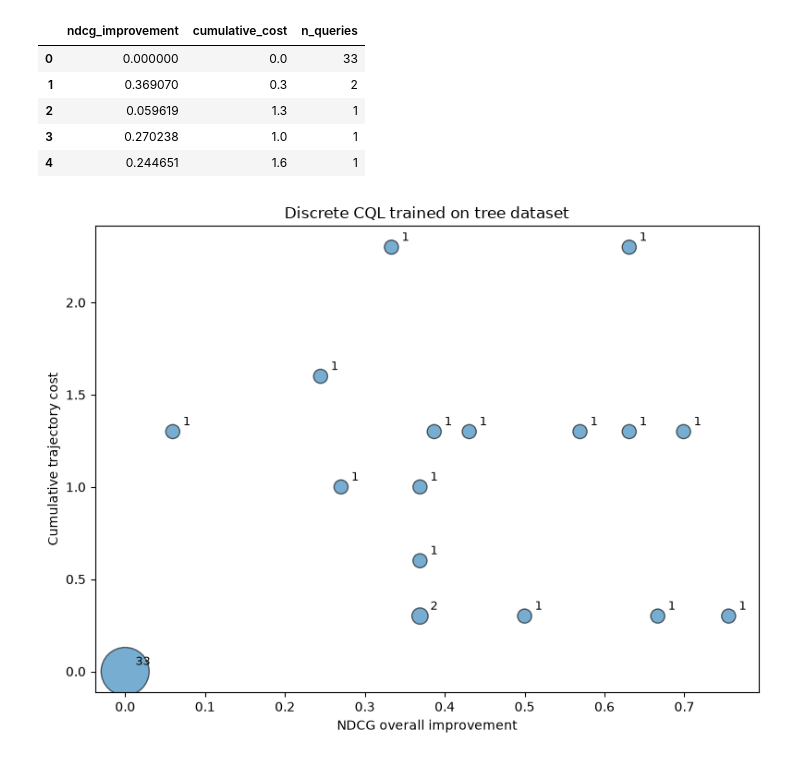
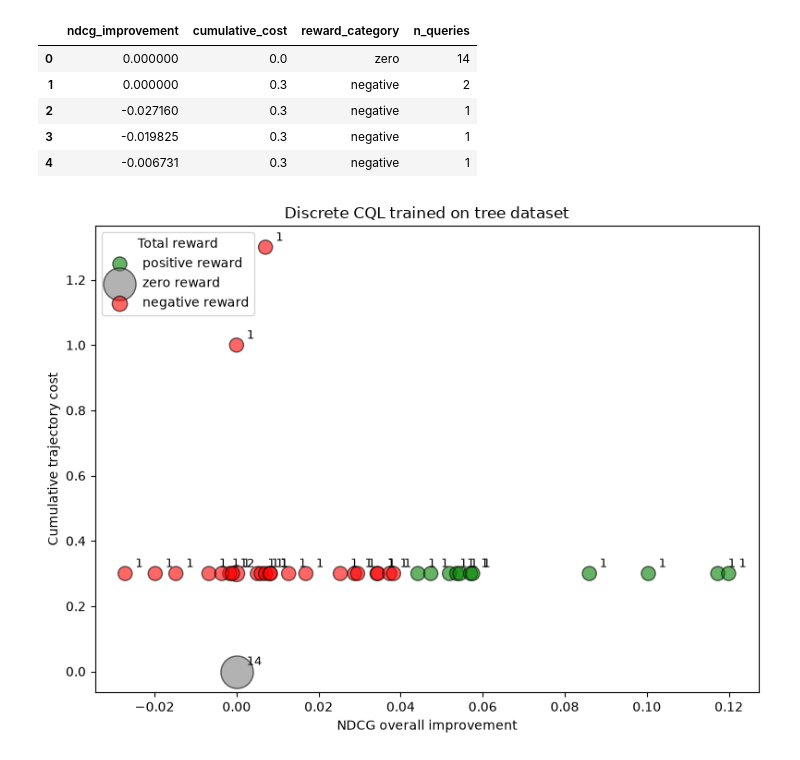
Before and after one commit to hanazouari23/Agentic-Retrieval, a Jupyter notebook: notebooks/plot_cql_test_results.ipynb, the cells around one changed output. Drawn from its saved outputs; the diff is of its cells as text; code cells hidden in the pictures.

Commit message:
Organize results files

```diff
--- a/notebooks/plot_cql_test_results.ipynb
+++ b/notebooks/plot_cql_test_results.ipynb
@@ -6,9 +6,10 @@ This notebook loads the CQL test trajectories and plots, per query, the cumulati
 from pathlib import Path
 import pandas as pd
 import matplotlib.pyplot as plt
+import numpy as np
 
-RESULTS_PATH = Path("results/trajectories_cql_test_results_dev_50.csv")
-df = pd.read_csv(RESULTS_PATH)
-df.head()
+CQL_PATH = Path("results/cql_test_results_after_tree.csv")
+df_cql = pd.read_csv(CQL_PATH)
+df_cql.head()
 # %% [output]
 |  | query_id | query | new_query | action_name | query_length | score_spread | score_entropy | step | ... |
@@ -41,42 +56,54 @@ Negative improvements: 0
 # %%
-# Count how many queries fall on each exact (improvement, cost) point
-point_counts = per_query.groupby(["ndcg_improvement", "cumulative_cost"]).size().reset_index(name="n_queries")
+# Count how many queries fall on each exact (improvement, cost, reward_category) point
+point_counts = (
+    per_query
+    .groupby(["ndcg_improvement", "cumulative_cost", "reward_category"])
+    .size()
+    .reset_index(name="n_queries")
+)
 point_counts = point_counts.sort_values("n_queries", ascending=False).reset_index(drop=True)
 point_counts.head()
 # %% [output]
-|  | ndcg_improvement | cumulative_cost | n_queries |
-| 0 | 0.000000 | 0.0 | 33 |
-| 1 | 0.369070 | 0.3 | 2 |
-| 2 | 0.059619 | 1.3 | 1 |
-| 3 | 0.270238 | 1.0 | 1 |
-| 4 | 0.244651 | 1.6 | 1 |
+|  | ndcg_improvement | cumulative_cost | reward_category | n_queries |
+| 0 | 0.000000 | 0.0 | zero | 14 |
+| 1 | 0.000000 | 0.3 | negative | 2 |
+| 2 | -0.027160 | 0.3 | negative | 1 |
+| 3 | -0.019825 | 0.3 | negative | 1 |
+| 4 | -0.006731 | 0.3 | negative | 1 |
 # %%
 fig, ax = plt.subplots(figsize=(8, 6))
 
-# Size by query count, with a small base size so singletons are still visible
-sizes = 80 + 40 * point_counts["n_queries"]
-scatter = ax.scatter(
-    point_counts["ndcg_improvement"],
-    point_counts["cumulative_cost"],
-    s=sizes,
-    alpha=0.6,
-    edgecolors="black",
-)
+colors = {"positive": "green", "zero": "gray", "negative": "red"}
+
+for category, color in colors.items():
+    subset = point_counts[point_counts["reward_category"] == category]
+    if subset.empty:
+        continue
+    ax.scatter(
+        subset["ndcg_improvement"],
+        subset["cumulative_cost"],
+        s=80 + 40 * subset["n_queries"],
+        c=color,
+        alpha=0.6,
+        edgecolors="black",
+        label=f"{category} reward",
+    )
 
 # Label each point with its query count
 for _, row in point_counts.iterrows():
     ax.annotate(
         str(int(row["n_queries"])),
         (row["ndcg_improvement"], row["cumulative_cost"]),
         textcoords="offset points",
         xytext=(8, 5),
         fontsize=9,
     )
 
 ax.set_xlabel("NDCG overall improvement")
 ax.set_ylabel("Cumulative trajectory cost")
 ax.set_title("Discrete CQL trained on tree dataset")
+ax.legend(title="Total reward", loc="upper left")
 plt.tight_layout()
 plt.show()
 # %% [output]
-[figure, old version]
+[figure, new version]
```
Also changed, not shown: parts of 6 cells of this notebook, 4 other files.
